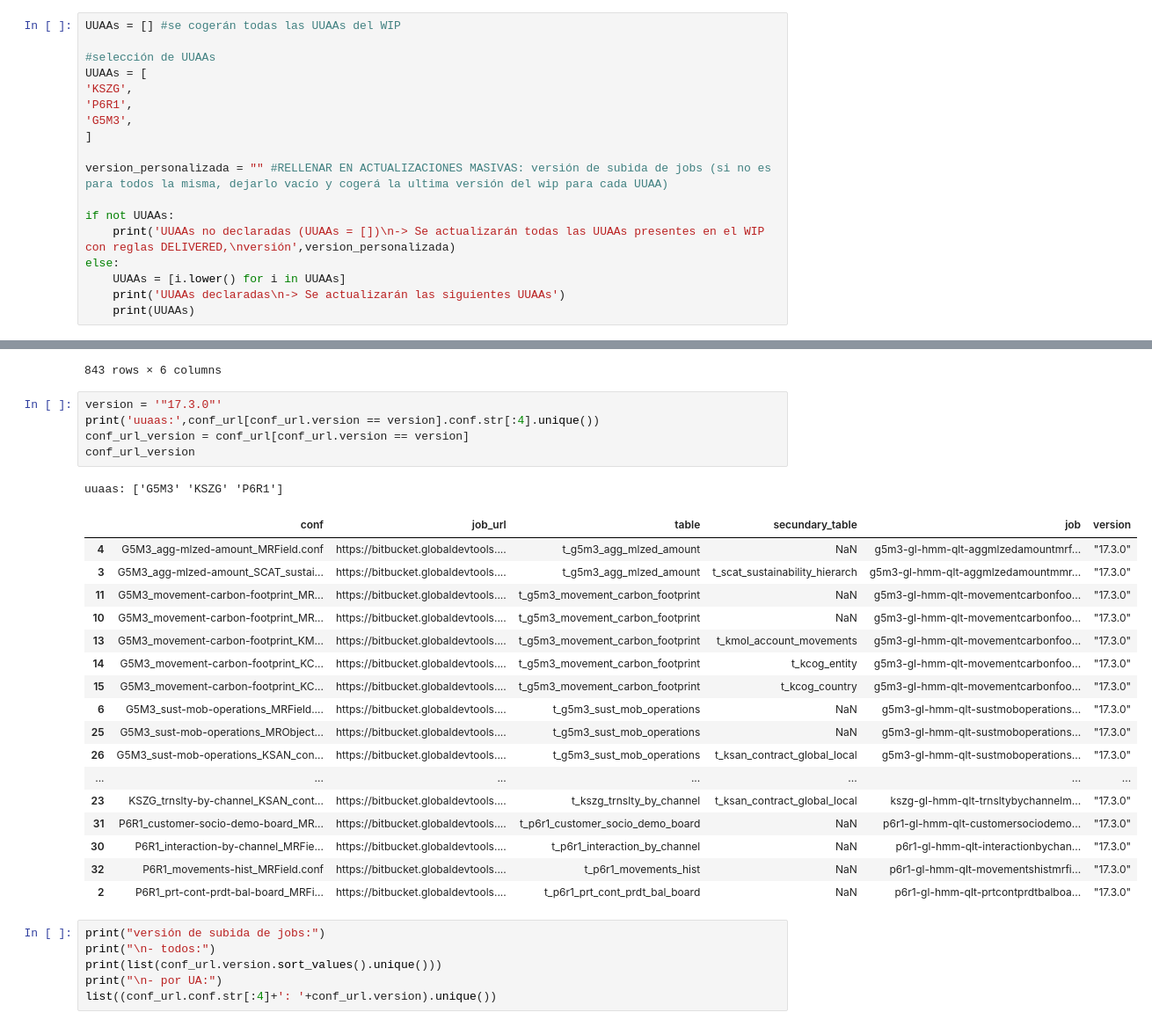
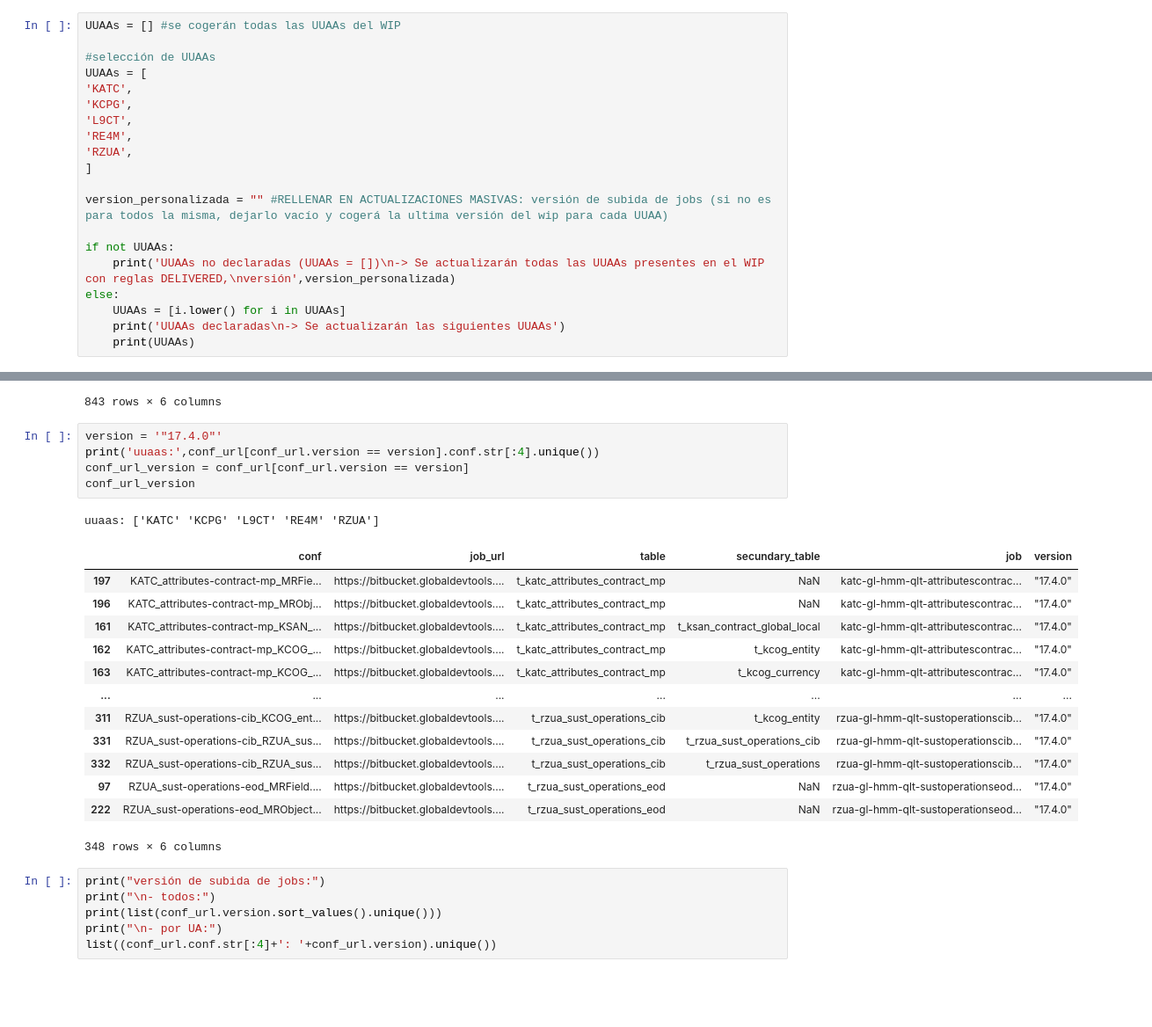
Before and after one commit to julenmontes/comprobacion_wip_JOBS, a Jupyter notebook: jobs_wip_conf_url_INTRAQ.ipynb, the cells around one changed output, grey strips where cells are left out. Shown: that part at 88% size. Drawn from its saved outputs; the diff is of its cells as text; blank space fills up the shorter version.

```diff
--- a/jobs_wip_conf_url_INTRAQ.ipynb
+++ b/jobs_wip_conf_url_INTRAQ.ipynb
@@ -32,9 +32,11 @@ UUAAs = [] #se cogerán todas las UUAAs del WIP
 
 #selección de UUAAs
 UUAAs = [
-'KSZG',
-'P6R1',
-'G5M3',
+'KATC',
+'KCPG',
+'L9CT',
+'RE4M',
+'RZUA',
 ]
 
 version_personalizada = "" #RELLENAR EN ACTUALIZACIONES MASIVAS: versión de subida de jobs (si no es para todos la misma, dejarlo vacío y cogerá la ultima versión del wip para cada UUAA)
@@ -566,29 +576,25 @@ conf_url
 | 842 | YFVH_cards-calc-balances_KSAN_con... | https://bitbucket.globaldevtools.... | t_yfvh_cards_calc_balances | t_ksan_contract_global_local | yfvh-gl-hmm-qlt-cardscalcbalances... | "16.1.5" |
 843 rows × 6 columns
 # %%
-version = '"17.3.0"'
+version = '"17.4.0"'
 print('uuaas:',conf_url[conf_url.version == version].conf.str[:4].unique())
 conf_url_version = conf_url[conf_url.version == version]
 conf_url_version
 # %% [output]
-uuaas: ['G5M3' 'KSZG' 'P6R1']
+uuaas: ['KATC' 'KCPG' 'L9CT' 'RE4M' 'RZUA']
 |  | conf | job_url | table | secundary_table | job | version |
-| 4 | G5M3_agg-mlzed-amount_MRField.conf | https://bitbucket.globaldevtools.... | t_g5m3_agg_mlzed_amount | NaN | g5m3-gl-hmm-qlt-aggmlzedamountmrf... | "17.3.0" |
-| 3 | G5M3_agg-mlzed-amount_SCAT_sustai... | https://bitbucket.globaldevtools.... | t_g5m3_agg_mlzed_amount | t_scat_sustainability_hierarch | g5m3-gl-hmm-qlt-aggmlzedamountmmr... | "17.3.0" |
-| 11 | G5M3_movement-carbon-footprint_MR... | https://bitbucket.globaldevtools.... | t_g5m3_movement_carbon_footprint | NaN | g5m3-gl-hmm-qlt-movementcarbonfoo... | "17.3.0" |
-| 10 | G5M3_movement-carbon-footprint_MR... | https://bitbucket.globaldevtools.... | t_g5m3_movement_carbon_footprint | NaN | g5m3-gl-hmm-qlt-movementcarbonfoo... | "17.3.0" |
-| 13 | G5M3_movement-carbon-footprint_KM... | https://bitbucket.globaldevtools.... | t_g5m3_movement_carbon_footprint | t_kmol_account_movements | g5m3-gl-hmm-qlt-movementcarbonfoo... | "17.3.0" |
-| 14 | G5M3_movement-carbon-footprint_KC... | https://bitbucket.globaldevtools.... | t_g5m3_movement_carbon_footprint | t_kcog_entity | g5m3-gl-hmm-qlt-movementcarbonfoo... | "17.3.0" |
-| 15 | G5M3_movement-carbon-footprint_KC... | https://bitbucket.globaldevtools.... | t_g5m3_movement_carbon_footprint | t_kcog_country | g5m3-gl-hmm-qlt-movementcarbonfoo... | "17.3.0" |
-| 6 | G5M3_sust-mob-operations_MRField.... | https://bitbucket.globaldevtools.... | t_g5m3_sust_mob_operations | NaN | g5m3-gl-hmm-qlt-sustmoboperations... | "17.3.0" |
-| 25 | G5M3_sust-mob-operations_MRObject... | https://bitbucket.globaldevtools.... | t_g5m3_sust_mob_operations | NaN | g5m3-gl-hmm-qlt-sustmoboperations... | "17.3.0" |
-| 26 | G5M3_sust-mob-operations_KSAN_con... | https://bitbucket.globaldevtools.... | t_g5m3_sust_mob_operations | t_ksan_contract_global_local | g5m3-gl-hmm-qlt-sustmoboperations... | "17.3.0" |
+| 197 | KATC_attributes-contract-mp_MRFie... | https://bitbucket.globaldevtools.... | t_katc_attributes_contract_mp | NaN | katc-gl-hmm-qlt-attributescontrac... | "17.4.0" |
+| 196 | KATC_attributes-contract-mp_MRObj... | https://bitbucket.globaldevtools.... | t_katc_attributes_contract_mp | NaN | katc-gl-hmm-qlt-attributescontrac... | "17.4.0" |
+| 161 | KATC_attributes-contract-mp_KSAN_... | https://bitbucket.globaldevtools.... | t_katc_attributes_contract_mp | t_ksan_contract_global_local | katc-gl-hmm-qlt-attributescontrac... | "17.4.0" |
+| 162 | KATC_attributes-contract-mp_KCOG_... | https://bitbucket.globaldevtools.... | t_katc_attributes_contract_mp | t_kcog_entity | katc-gl-hmm-qlt-attributescontrac... | "17.4.0" |
+| 163 | KATC_attributes-contract-mp_KCOG_... | https://bitbucket.globaldevtools.... | t_katc_attributes_contract_mp | t_kcog_currency | katc-gl-hmm-qlt-attributescontrac... | "17.4.0" |
 | ... | ... | ... | ... | ... | ... | ... |
-| 23 | KSZG_trnslty-by-channel_KSAN_cont... | https://bitbucket.globaldevtools.... | t_kszg_trnslty_by_channel | t_ksan_contract_global_local | kszg-gl-hmm-qlt-trnsltybychannelm... | "17.3.0" |
-| 31 | P6R1_customer-socio-demo-board_MR... | https://bitbucket.globaldevtools.... | t_p6r1_customer_socio_demo_board | NaN | p6r1-gl-hmm-qlt-customersociodemo... | "17.3.0" |
-| 30 | P6R1_interaction-by-channel_MRFie... | https://bitbucket.globaldevtools.... | t_p6r1_interaction_by_channel | NaN | p6r1-gl-hmm-qlt-interactionbychan... | "17.3.0" |
-| 32 | P6R1_movements-hist_MRField.conf | https://bitbucket.globaldevtools.... | t_p6r1_movements_hist | NaN | p6r1-gl-hmm-qlt-movementshistmrfi... | "17.3.0" |
-| 2 | P6R1_prt-cont-prdt-bal-board_MRFi... | https://bitbucket.globaldevtools.... | t_p6r1_prt_cont_prdt_bal_board | NaN | p6r1-gl-hmm-qlt-prtcontprdtbalboa... | "17.3.0" |
+| 311 | RZUA_sust-operations-cib_KCOG_ent... | https://bitbucket.globaldevtools.... | t_rzua_sust_operations_cib | t_kcog_entity | rzua-gl-hmm-qlt-sustoperationscib... | "17.4.0" |
+| 331 | RZUA_sust-operations-cib_RZUA_sus... | https://bitbucket.globaldevtools.... | t_rzua_sust_operations_cib | t_rzua_sust_operations_cib | rzua-gl-hmm-qlt-sustoperationscib... | "17.4.0" |
+| 332 | RZUA_sust-operations-cib_RZUA_sus... | https://bitbucket.globaldevtools.... | t_rzua_sust_operations_cib | t_rzua_sust_operations | rzua-gl-hmm-qlt-sustoperationscib... | "17.4.0" |
+| 97 | RZUA_sust-operations-eod_MRField.... | https://bitbucket.globaldevtools.... | t_rzua_sust_operations_eod | NaN | rzua-gl-hmm-qlt-sustoperationseod... | "17.4.0" |
+| 222 | RZUA_sust-operations-eod_MRObject... | https://bitbucket.globaldevtools.... | t_rzua_sust_operations_eod | NaN | rzua-gl-hmm-qlt-sustoperationseod... | "17.4.0" |
+348 rows × 6 columns
 # %%
 print("versión de subida de jobs:")
 print("\n- todos:")
```
Also changed, not shown: parts of 14 cells of this notebook, 20 other files.
